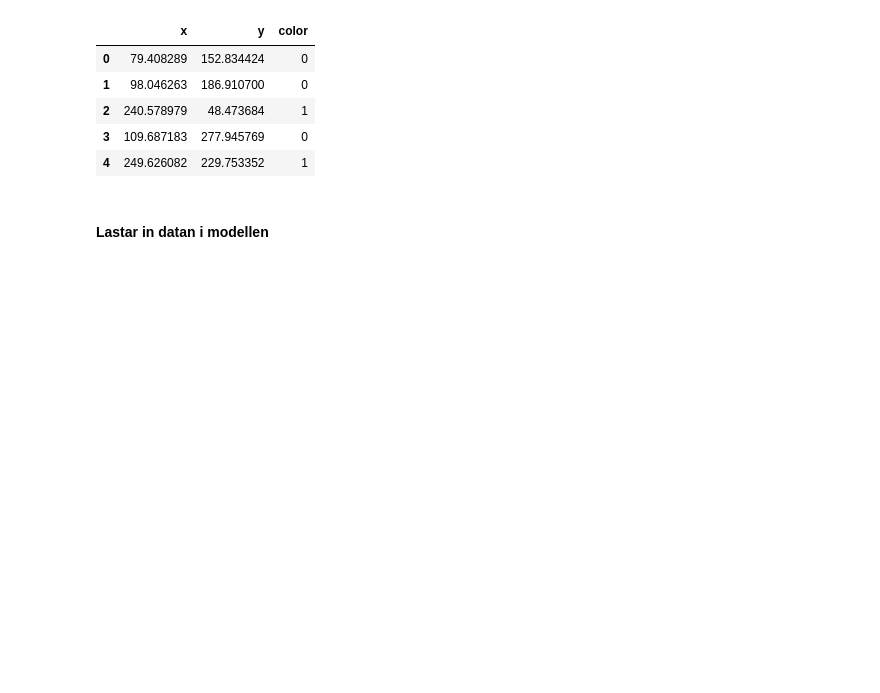
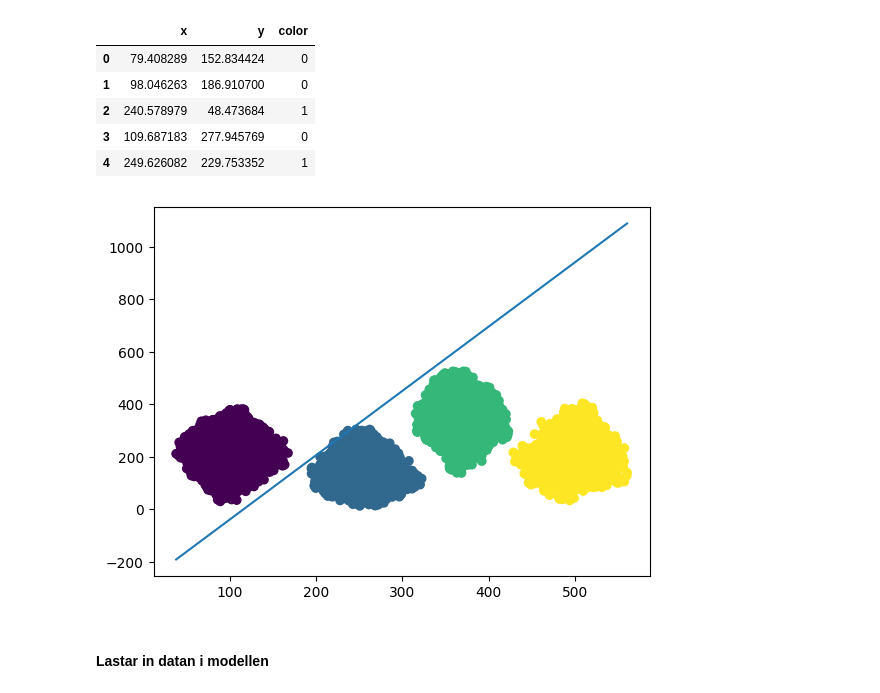
Before and after one commit to Woodthorne/Learning-by-doing, a Jupyter notebook: DeepLearning/Fun/fun_predict.ipynb, the cells around one changed output. Cells and saved outputs as stored; diff of their text form; code cells hidden in the pictures; blank space fills up the shorter version.

Commit message:
Additional data sets

```diff
--- a/DeepLearning/Fun/fun_predict.ipynb
+++ b/DeepLearning/Fun/fun_predict.ipynb
@@ -34,11 +34,11 @@ class PredictModel:
         self.svc = svc(random_state = random_state, C = C)
         self.svc.fit(self.X, self.y)
 
-    def plot(self):
+    def plot(self, show_datapoints: bool = True):
         if type(self.svc) == LinearSVC:
             w = self.svc.coef_[0]
             a = -w[0] / w[1]
-            xx = np.linspace(0.4 , 2)
+            xx = np.linspace(self.df['x'].min() , self.df['x'].max())
             yy = a * xx - (self.svc.intercept_[0]) / w[1]
             plt.plot(xx, yy)
             plt.scatter(self.df['x'], self.df['y'], c=self.y)
@@ -47,8 +47,9 @@ class PredictModel:
             Z = self.svc.predict(np.array([xx1.ravel(), xx2.ravel()]).T)
             Z = Z.reshape(xx1.shape)
             plt.contourf(xx1, xx2, Z, alpha=0.1)
-            for cl in np.unique(self.y):
-                plt.scatter(x=self.X[self.y == cl, 0], y=self.X[self.y == cl, 1])
+            if show_datapoints:
+                for cl in np.unique(self.y):
+                    plt.scatter(x=self.X[self.y == cl, 0], y=self.X[self.y == cl, 1])
         plt.show()
 # %% [markdown]
 ## Dataset: basic1.csv
@@ -68,6 +69,11 @@ basic1_data.head()
 | 2 | 240.578979 | 48.473684 | 1 |
 | 3 | 109.687183 | 277.945769 | 0 |
 | 4 | 249.626082 | 229.753352 | 1 |
+# %%
+basic_tm = PredictModel(basic1_data, 'color', LinearSVC, random_state=309)
+basic_tm.plot()
+# %% [output]
+[figure, added]
 # %% [markdown]
 #### Lastar in datan i modellen
 # %%
```
Also changed, not shown: parts of 17 cells of this notebook.
